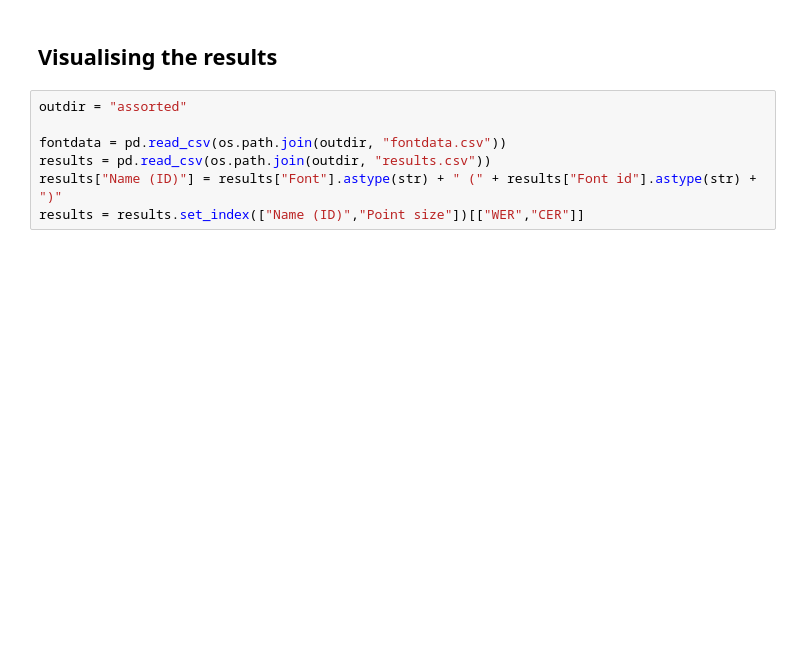
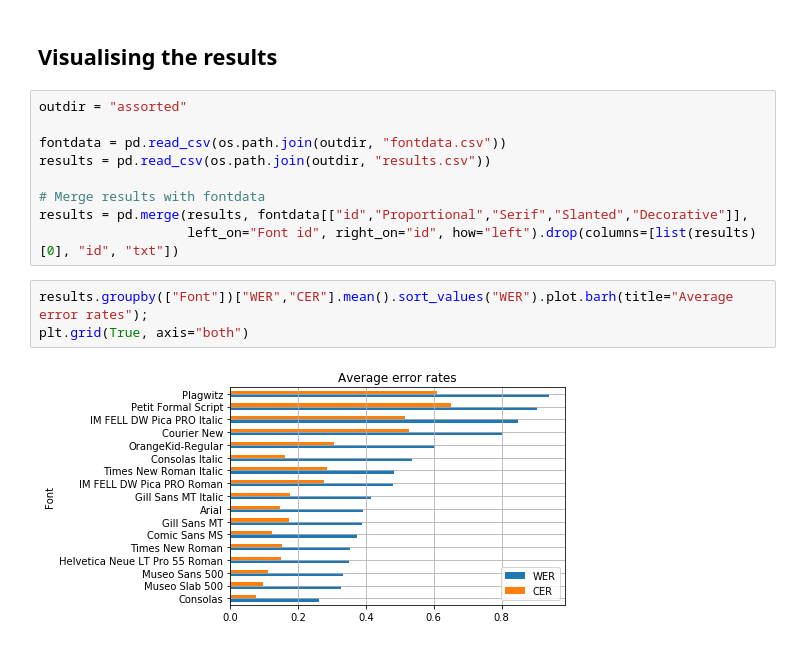
Before and after one commit to byewokko/tesseract-font-test, a Jupyter notebook: tesseract-fonts.ipynb, the cells around one changed output. Saved outputs shown, nothing was run; the diff lists cells and outputs as text; blank space fills up the shorter version.

```diff
--- a/tesseract-fonts.ipynb
+++ b/tesseract-fonts.ipynb
@@ -225,5 +291,12 @@ outdir = "assorted"
 
 fontdata = pd.read_csv(os.path.join(outdir, "fontdata.csv"))
 results = pd.read_csv(os.path.join(outdir, "results.csv"))
-results["Name (ID)"] = results["Font"].astype(str) + " (" + results["Font id"].astype(str) + ")"
-results = results.set_index(["Name (ID)","Point size"])[["WER","CER"]]
+
+# Merge results with fontdata
+results = pd.merge(results, fontdata[["id","Proportional","Serif","Slanted","Decorative"]],
+                   left_on="Font id", right_on="id", how="left").drop(columns=[list(results)[0], "id", "txt"])
+# %%
+results.groupby(["Font"])["WER","CER"].mean().sort_values("WER").plot.barh(title="Average error rates");
+plt.grid(True, axis="both")
+# %% [output]
+[figure, added]
```
Also changed, not shown: parts of 25 cells of this notebook, 1 other file.
